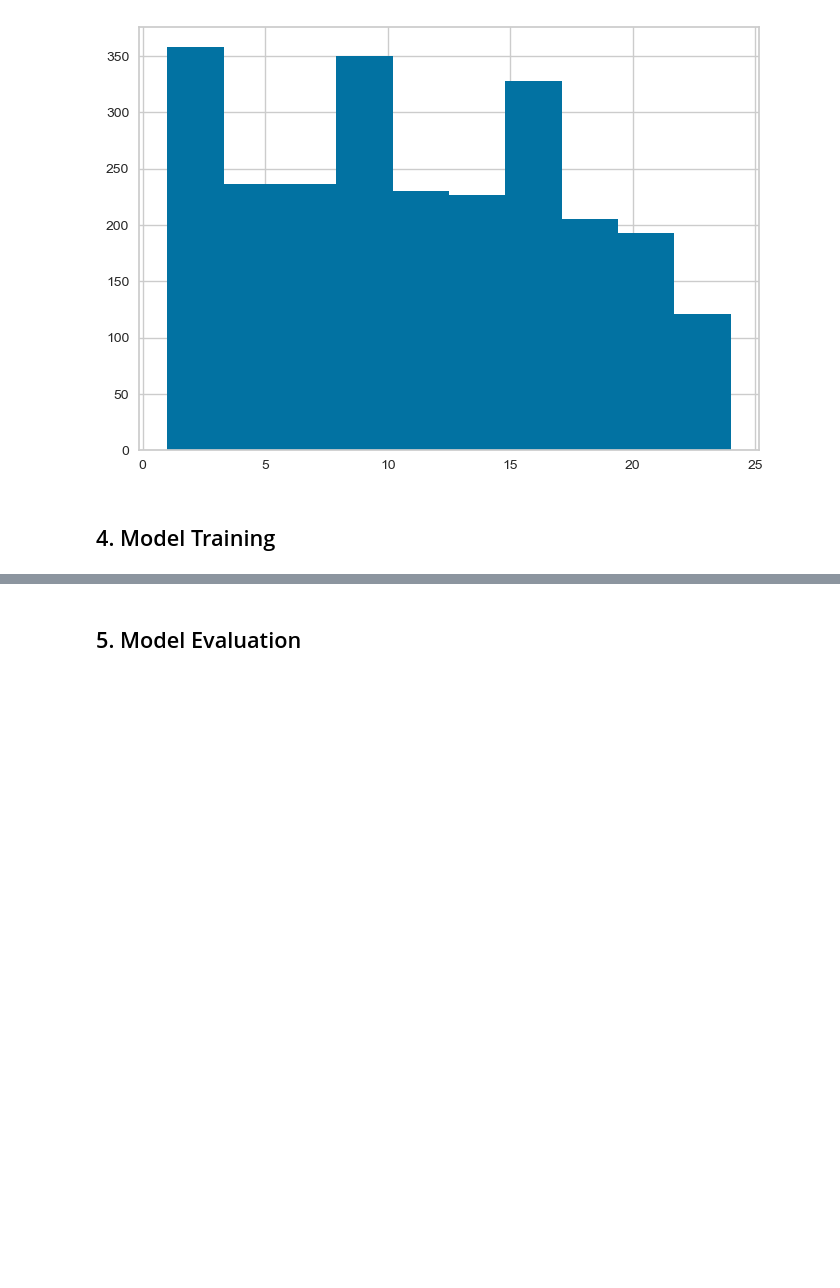
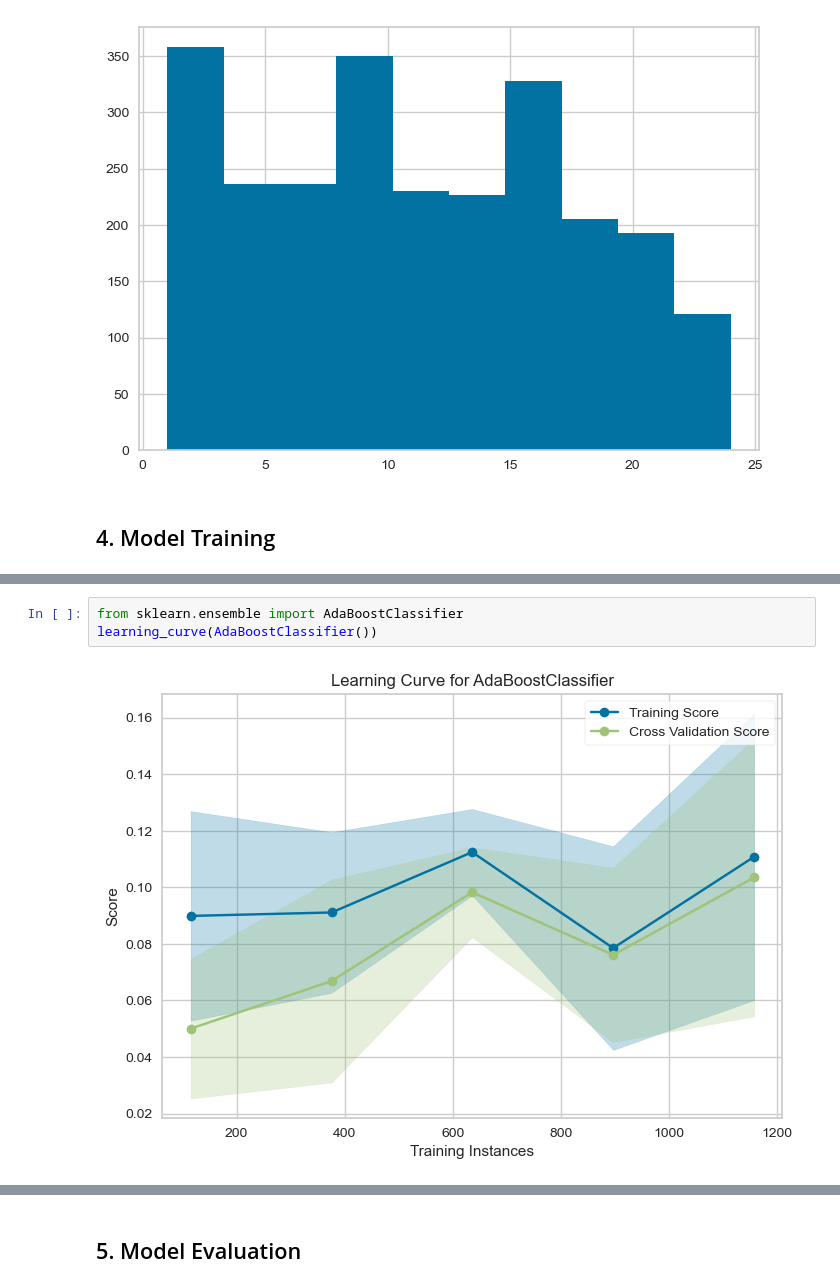
Before and after one commit to aymanrafif/Resume-Classification-Using-Machine-Learning-Models, a Jupyter notebook: Resume Classification Using Machine Learning Models.ipynb, the cells around one changed output, grey strips where cells are left out. Saved outputs shown, nothing was run; the diff lists cells and outputs as text; blank space fills up the shorter version.

```diff
--- a/Resume Classification Using Machine Learning Models.ipynb
+++ b/Resume Classification Using Machine Learning Models.ipynb
@@ -368,2 +490,7 @@ InvalidParameterError: The 'X' parameter of learning_curve must be an array-like
+# %%
+from sklearn.ensemble import AdaBoostClassifier
+learning_curve(AdaBoostClassifier())
+# %% [output]
+[figure, added]
 # %%
 svm = SVC()
```
Also changed, not shown: parts of 35 cells of this notebook.
